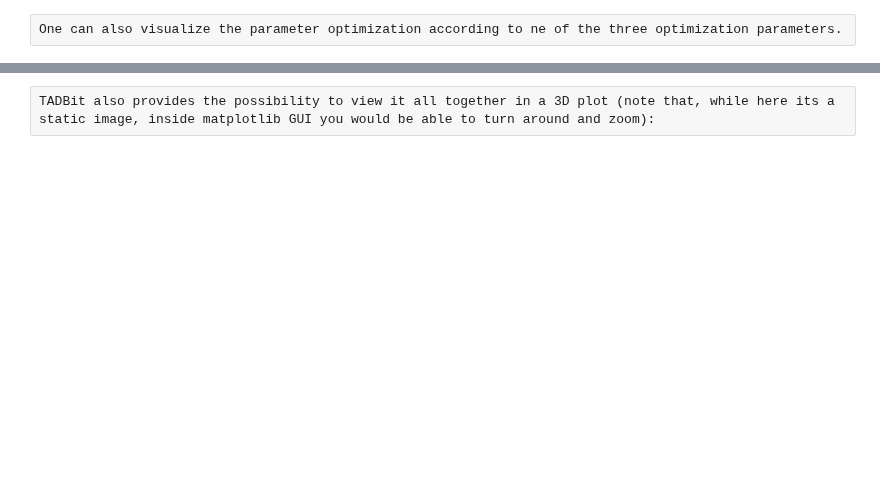
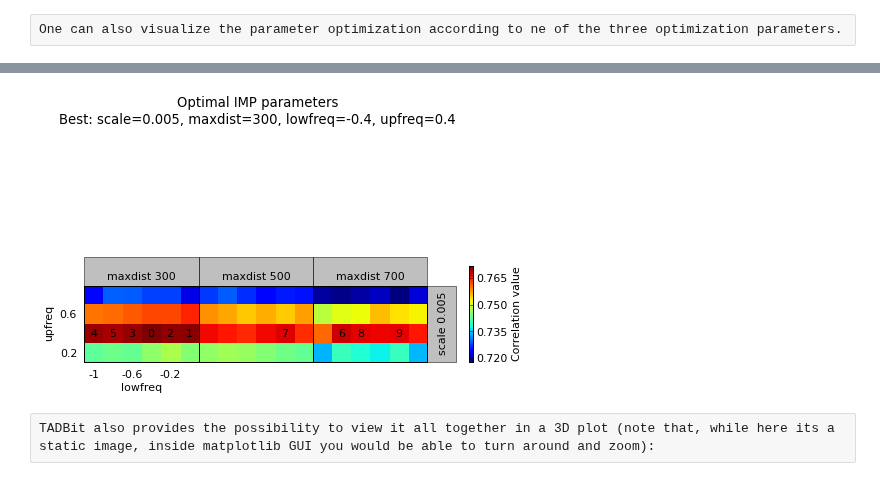
Before and after one commit to 3DGenomes/TADbit, a Jupyter notebook: doc/notebooks/tutorial_5_parameter_optimization.ipynb, the cells around one changed output, grey strips where cells are left out. Drawn from its saved outputs; the diff is of its cells as text; code cells hidden in the pictures; blank space fills up the shorter version.

```diff
--- a/doc/notebooks/tutorial_5_parameter_optimization.ipynb
+++ b/doc/notebooks/tutorial_5_parameter_optimization.ipynb
@@ -106,5 +106,7 @@ optimizer.plot_2d(axes=('upfreq', 'lowfreq', 'maxdist', 'scale'),show_best=10)
 # %%
-optimizer.plot_2d(skip={"scale":0.008}, show_best=10)
+optimizer.plot_2d(skip={"scale":0.005}, show_best=10)
+# %% [output]
+[figure, added]
 # %% [raw]
 TADBit also provides the possibility to view it all together in a 3D plot (note that, while here its a static image, inside matplotlib GUI you would be able to turn around and zoom):
 # %%
```
Also changed, not shown: parts of 10 cells of this notebook, 25 other files.
